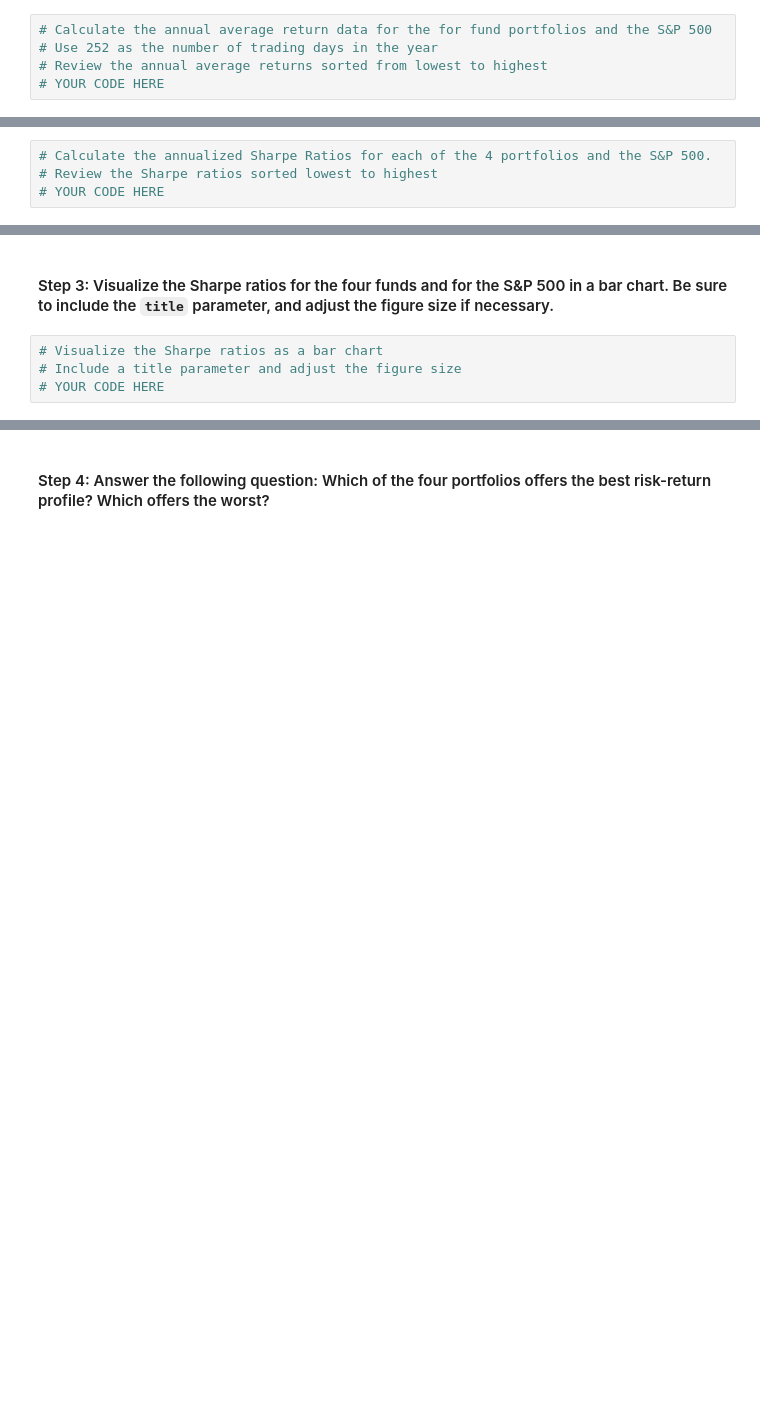
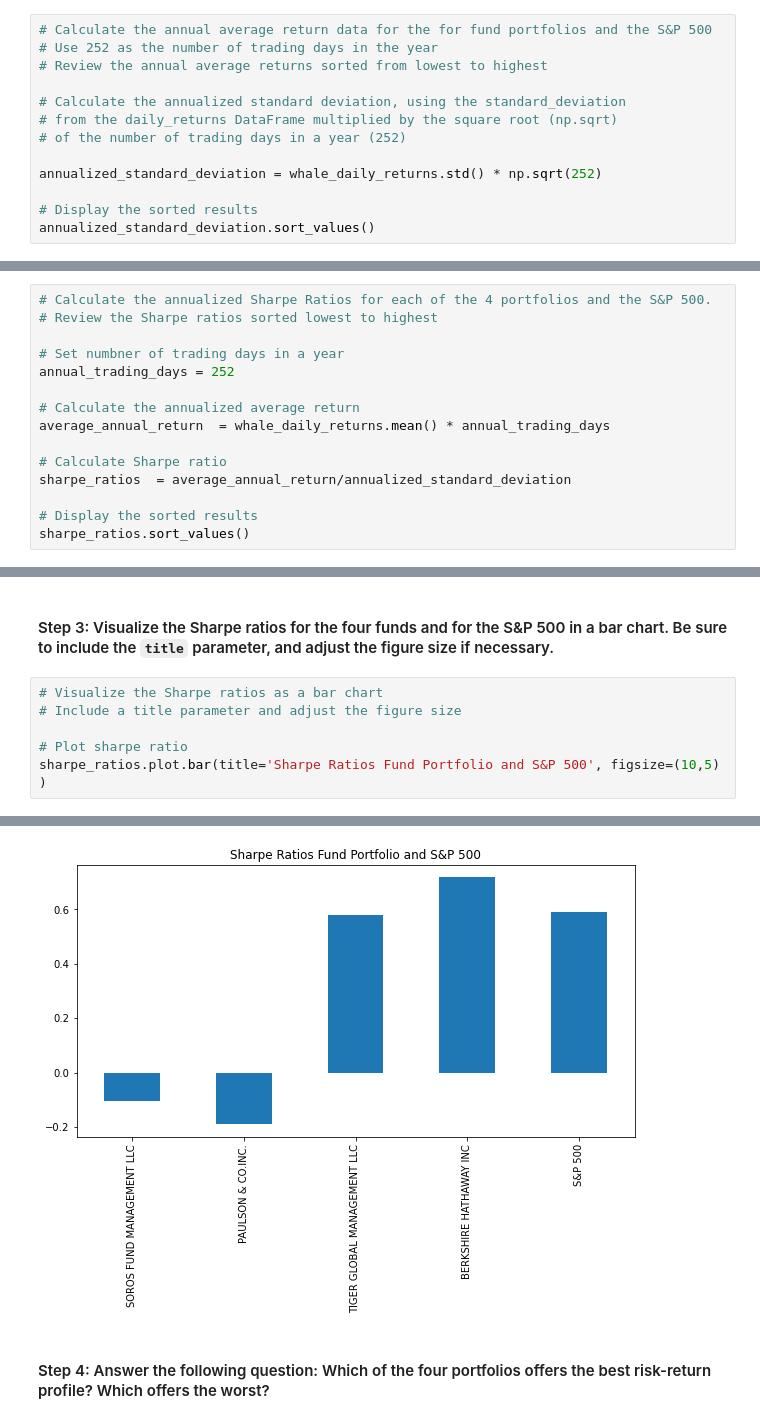
Before and after one commit to douglasg-fintec/Portfolio_Managment, a Jupyter notebook: risk_return_analysis.ipynb, the cells around one changed output, grey strips where cells are left out. Saved outputs shown, nothing was run; the diff lists cells and outputs as text; blank space fills up the shorter version.

```diff
--- a/risk_return_analysis.ipynb
+++ b/risk_return_analysis.ipynb
@@ -400,4 +396,12 @@ To determine the overall risk of an asset or portfolio, quantitative analysts an
 # Calculate the annual average return data for the for fund portfolios and the S&P 500
 # Use 252 as the number of trading days in the year
 # Review the annual average returns sorted from lowest to highest
-# YOUR CODE HERE
+
+# Calculate the annualized standard deviation, using the standard_deviation
+# from the daily_returns DataFrame multiplied by the square root (np.sqrt)
+# of the number of trading days in a year (252)
+
+annualized_standard_deviation = whale_daily_returns.std() * np.sqrt(252)
+
+# Display the sorted results
+annualized_standard_deviation.sort_values()
@@ -406,4 +417,15 @@ To determine the overall risk of an asset or portfolio, quantitative analysts an
 # %%
 # Calculate the annualized Sharpe Ratios for each of the 4 portfolios and the S&P 500.
 # Review the Sharpe ratios sorted lowest to highest
-# YOUR CODE HERE
+
+# Set numbner of trading days in a year
+annual_trading_days = 252
+
+# Calculate the annualized average return
+average_annual_return  = whale_daily_returns.mean() * annual_trading_days
+
+# Calculate Sharpe ratio
+sharpe_ratios  = average_annual_return/annualized_standard_deviation
+
+# Display the sorted results
+sharpe_ratios.sort_values()
@@ -412,4 +441,7 @@ To determine the overall risk of an asset or portfolio, quantitative analysts an
 # %%
 # Visualize the Sharpe ratios as a bar chart
 # Include a title parameter and adjust the figure size
-# YOUR CODE HERE
+
+# Plot sharpe ratio
+sharpe_ratios.plot.bar(title='Sharpe Ratios Fund Portfolio and S&P 500', figsize=(10,5) )
+# %% [output]
@@ -416,3 +449,4 @@ To determine the overall risk of an asset or portfolio, quantitative analysts an
+[figure, added]
 # %% [markdown]
 #### Step 4: Answer the following question: Which of the four portfolios offers the best risk-return profile? Which offers the worst?
 # %% [markdown]
```
Also changed, not shown: parts of 5 cells of this notebook.
